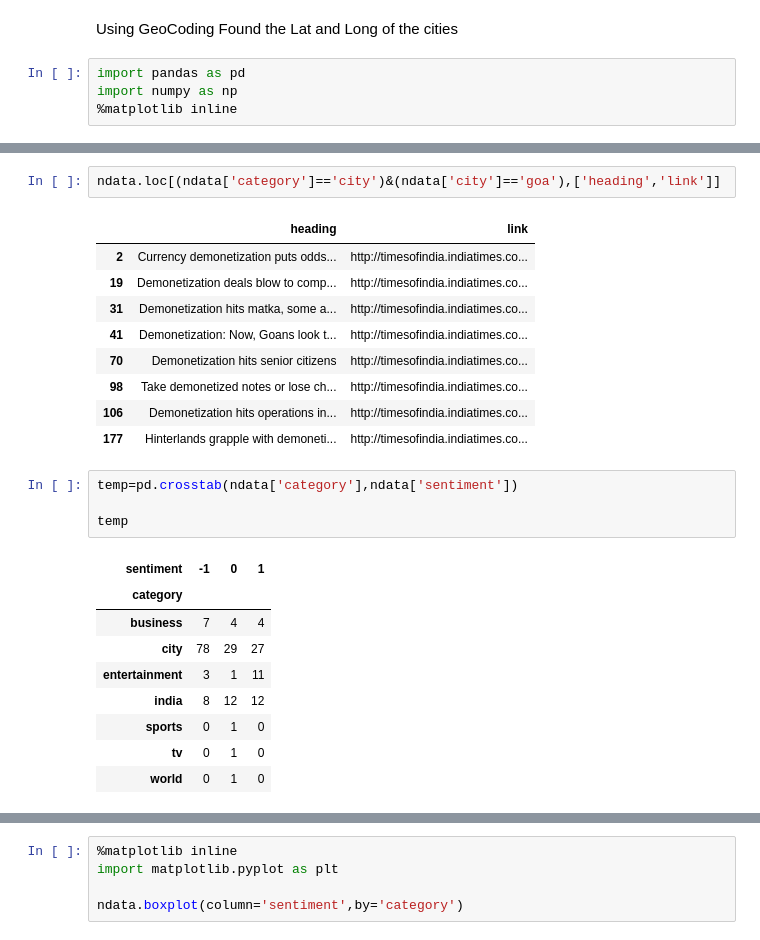
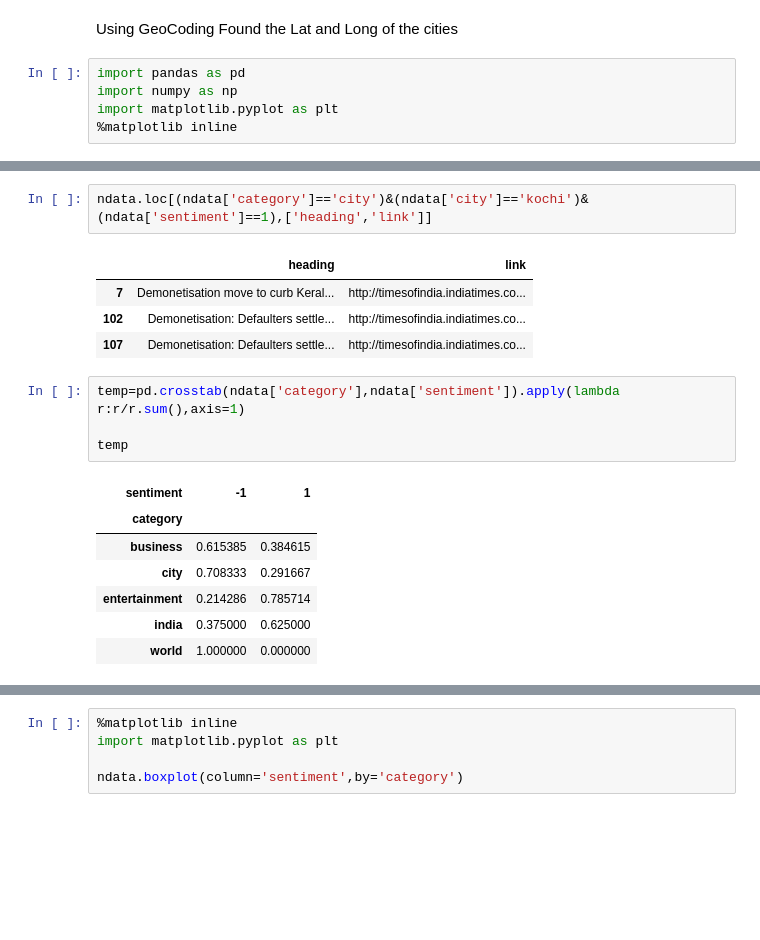
Before and after one commit to manu0b1100/Demonetization_Analysis, a Jupyter notebook: Analysis/Demonet Project.ipynb, the cells around one changed output, grey strips where cells are left out. Saved outputs shown, nothing was run; the diff lists cells and outputs as text; blank space fills up the shorter version.

```diff
--- a/Analysis/Demonet Project.ipynb
+++ b/Analysis/Demonet Project.ipynb
@@ -5,6 +5,7 @@ Using GeoCoding Found the Lat and Long of the cities
 # %%
 import pandas as pd
 import numpy as np
+import matplotlib.pyplot as plt
 %matplotlib inline
 # %%
 import os
@@ -19,28 +20,21 @@ ndata.head()
 | 3 | Even as gold prices surged to a f... | business | NaN | Nov 10, 2016, 04.00 AM IST | Demonetisation hits jewellery, re... | -1 | http://timesofindia.indiatimes.co... | toi | NaN | NaN | ... |
 | 4 | Nagpur: Like most parts of the co... | city | nagpur | Nov 10, 2016, 04.23 AM IST | Vid towns witness chaos following... | -1 | http://timesofindia.indiatimes.co... | toi | 21.145800 | 79.088155 | ... |
 # %%
-ndata.loc[(ndata['category']=='city')&(ndata['city']=='goa'),['heading','link']]
+ndata.loc[(ndata['category']=='city')&(ndata['city']=='kochi')&(ndata['sentiment']==1),['heading','link']]
 # %% [output]
 |  | heading | link |
-| 2 | Currency demonetization puts odds... | http://timesofindia.indiatimes.co... |
-| 19 | Demonetization deals blow to comp... | http://timesofindia.indiatimes.co... |
-| 31 | Demonetization hits matka, some a... | http://timesofindia.indiatimes.co... |
-| 41 | Demonetization: Now, Goans look t... | http://timesofindia.indiatimes.co... |
-| 70 | Demonetization hits senior citizens | http://timesofindia.indiatimes.co... |
-| 98 | Take demonetized notes or lose ch... | http://timesofindia.indiatimes.co... |
-| 106 | Demonetization hits operations in... | http://timesofindia.indiatimes.co... |
-| 177 | Hinterlands grapple with demoneti... | http://timesofindia.indiatimes.co... |
+| 7 | Demonetisation move to curb Keral... | http://timesofindia.indiatimes.co... |
+| 102 | Demonetisation: Defaulters settle... | http://timesofindia.indiatimes.co... |
+| 107 | Demonetisation: Defaulters settle... | http://timesofindia.indiatimes.co... |
 # %%
-temp=pd.crosstab(ndata['category'],ndata['sentiment'])
+temp=pd.crosstab(ndata['category'],ndata['sentiment']).apply(lambda r:r/r.sum(),axis=1)
 
 temp
 # %% [output]
-| sentiment | -1 | 0 | 1 |
-| category |  |  |  |
-| business | 7 | 4 | 4 |
-| city | 78 | 29 | 27 |
-| entertainment | 3 | 1 | 11 |
-| india | 8 | 12 | 12 |
-| sports | 0 | 1 | 0 |
-| tv | 0 | 1 | 0 |
-| world | 0 | 1 | 0 |
+| sentiment | -1 | 1 |
+| category |  |  |
+| business | 0.615385 | 0.384615 |
+| city | 0.708333 | 0.291667 |
+| entertainment | 0.214286 | 0.785714 |
+| india | 0.375000 | 0.625000 |
+| world | 1.000000 | 0.000000 |
```
Also changed, not shown: parts of 18 cells of this notebook, 6 other files.
